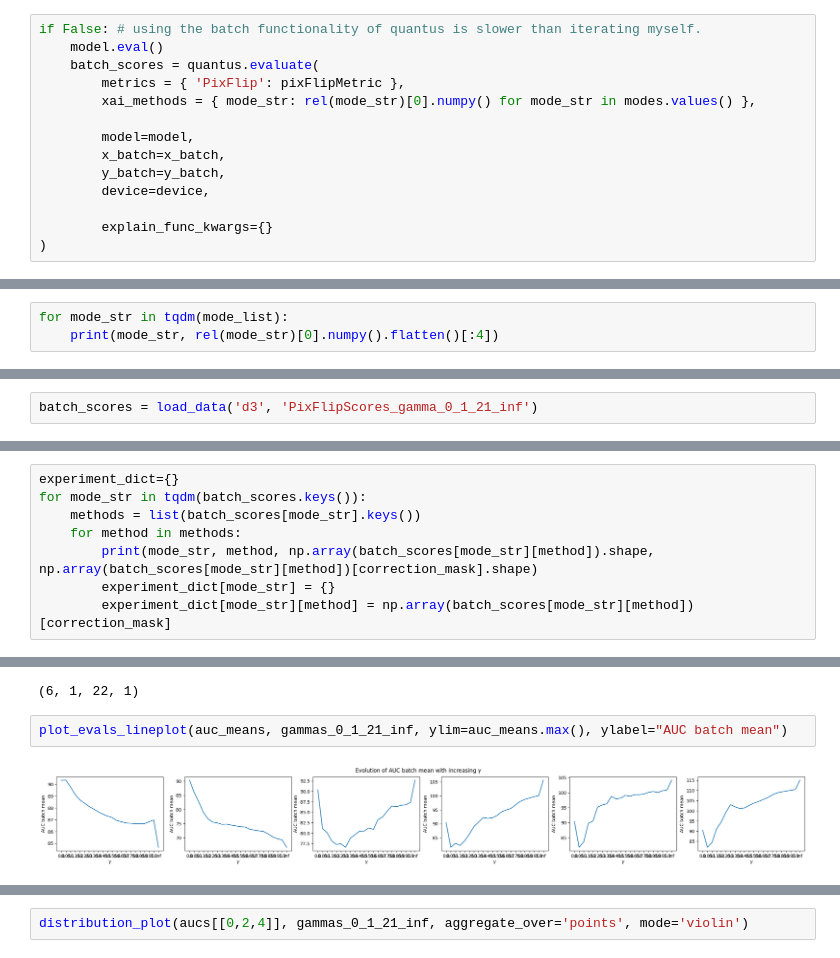
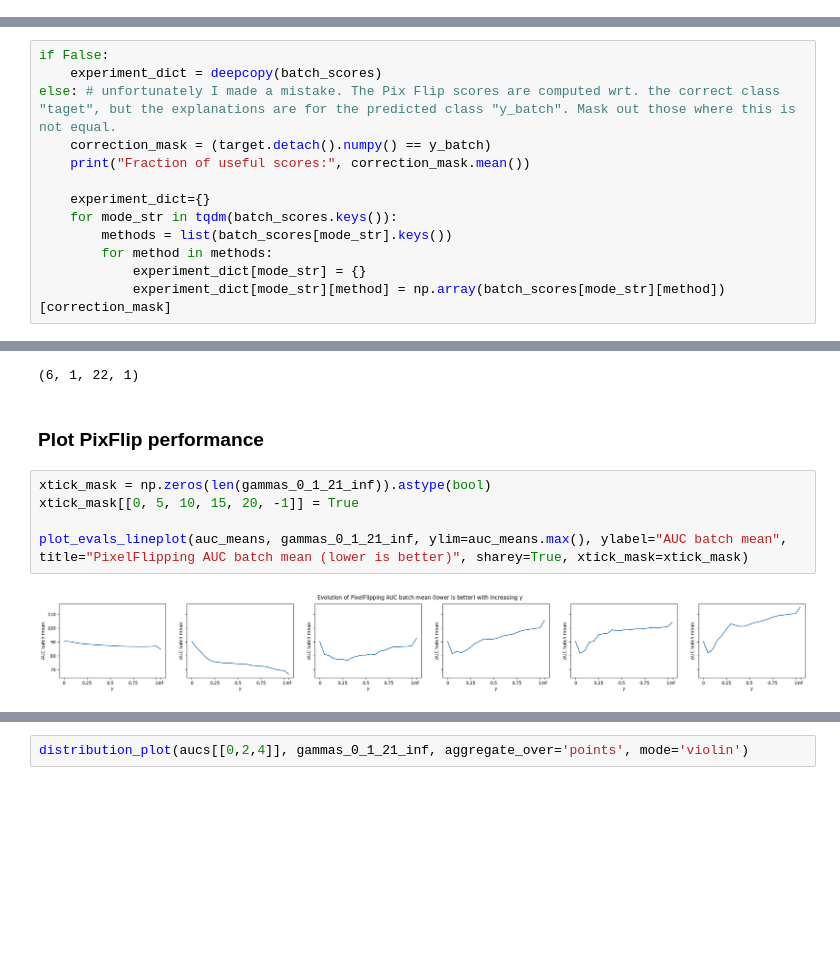
Before and after one commit to johannesmaess/investigation, a Jupyter notebook: gamma-mnist-cnn-quantus.ipynb, the cells around one changed output, grey strips where cells are left out. Cells and saved outputs as stored; diff of their text form; blank space fills up the shorter version.

Commit message:
svals per layer, and increasingly large subsections. operator norms and bounds. Plotting and performance improvements.

```diff
--- a/gamma-mnist-cnn-quantus.ipynb
+++ b/gamma-mnist-cnn-quantus.ipynb
@@ -283,17 +262,3 @@ assert [isinstance(obj, np.ndarray) for obj in [x_batch, y_batch, a_batch]]
 print(x_batch.shape, y_batch.shape, a_batch.shape)
 # %% [output]
 (100, 1, 28, 28) (100,) (100, 1, 28, 28)
-# %%
-if False: # using the batch functionality of quantus is slower than iterating myself.
-    model.eval()
-    batch_scores = quantus.evaluate(
-        metrics = { 'PixFlip': pixFlipMetric },
-        xai_methods = { mode_str: rel(mode_str)[0].numpy() for mode_str in modes.values() },
-
-        model=model,
-        x_batch=x_batch,
-        y_batch=y_batch,
-        device=device,
-
-        explain_func_kwargs={}
-)
@@ -362,3 +289,0 @@ with Pool(3) as p:
-# %%
-for mode_str in tqdm(mode_list):
-    print(mode_str, rel(mode_str)[0].numpy().flatten()[:4])
@@ -382,4 +290,2 @@ del batch_scores_loaded
 # %%
 save_data('d3', 'PixFlipScores_gamma_0_1_21_inf', batch_scores)
-# %%
-batch_scores = load_data('d3', 'PixFlipScores_gamma_0_1_21_inf')
@@ -388,9 +296,14 @@ batch_scores = load_data('d3', 'PixFlipScores_gamma_0_1_21_inf')
 # %%
-experiment_dict={}
-for mode_str in tqdm(batch_scores.keys()):
-    methods = list(batch_scores[mode_str].keys())
-    for method in methods:
-        print(mode_str, method, np.array(batch_scores[mode_str][method]).shape, np.array(batch_scores[mode_str][method])[correction_mask].shape)
-        experiment_dict[mode_str] = {}
-        experiment_dict[mode_str][method] = np.array(batch_scores[mode_str][method])[correction_mask]
+if False:
+    experiment_dict = deepcopy(batch_scores)
+else: # unfortunately I made a mistake. The Pix Flip scores are computed wrt. the correct class "taget", but the explanations are for the predicted class "y_batch". Mask out those where this is not equal.
+    correction_mask = (target.detach().numpy() == y_batch)
+    print("Fraction of useful scores:", correction_mask.mean())
+
+    experiment_dict={}
+    for mode_str in tqdm(batch_scores.keys()):
+        methods = list(batch_scores[mode_str].keys())
+        for method in methods:
+            experiment_dict[mode_str] = {}
+            experiment_dict[mode_str][method] = np.array(batch_scores[mode_str][method])[correction_mask]
 # %% [output]
@@ -468,7 +363,12 @@ for i, l_leq in enumerate(d3_after_conv_layer):
 auc_means.shape
 # %% [output]
 (6, 1, 22, 1)
+# %% [markdown]
+### Plot PixFlip performance
 # %%
-plot_evals_lineplot(auc_means, gammas_0_1_21_inf, ylim=auc_means.max(), ylabel="AUC batch mean")
+xtick_mask = np.zeros(len(gammas_0_1_21_inf)).astype(bool)
+xtick_mask[[0, 5, 10, 15, 20, -1]] = True
+
+plot_evals_lineplot(auc_means, gammas_0_1_21_inf, ylim=auc_means.max(), ylabel="AUC batch mean", title="PixelFlipping AUC batch mean (lower is better)", sharey=True, xtick_mask=xtick_mask)
 # %% [output]
-[figure, old version]
+[figure, new version]
```
Also changed, not shown: parts of 42 cells of this notebook, 7 other files.
